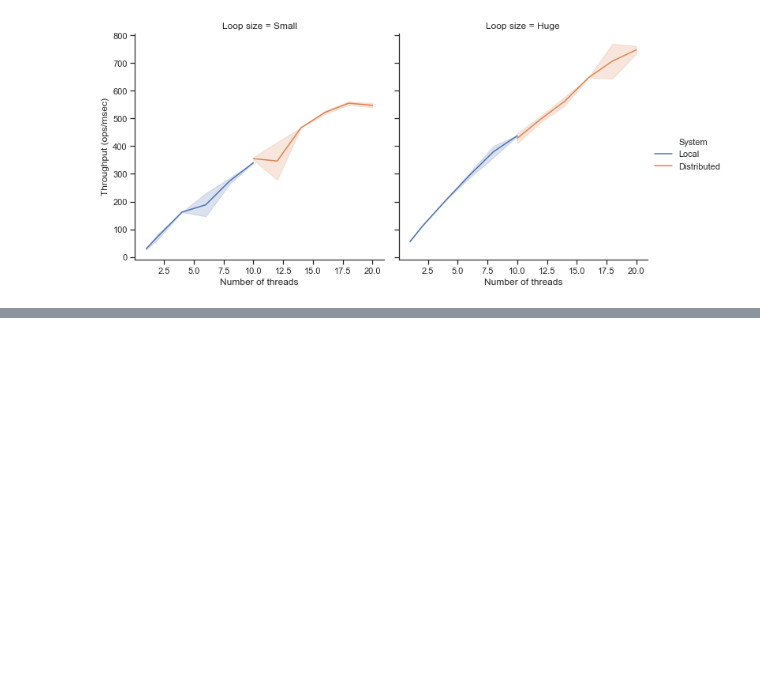
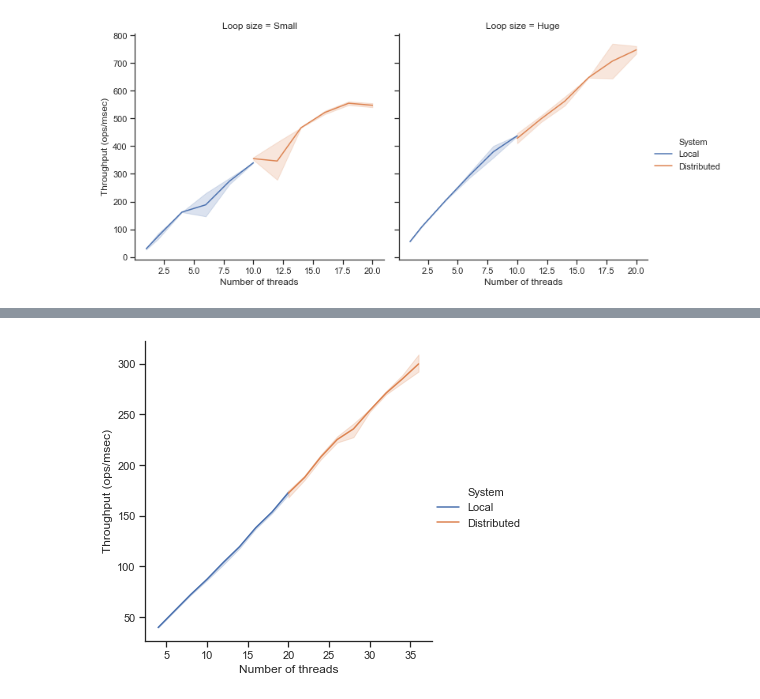
Before and after one commit to mfournial/faasm-benchmarks, a Jupyter notebook: graphs.ipynb, the cells around one changed output, grey strips where cells are left out. Saved outputs shown, nothing was run; the diff lists cells and outputs as text; code cells hidden in the pictures; blank space fills up the shorter version.

```diff
--- a/graphs.ipynb
+++ b/graphs.ipynb
@@ -136,0 +160,6 @@ ax2 = sns.relplot(x=nt, y=ht, hue=st, col=lt, kind="line", data=lin_d1)
+# %%
+lin_d2 = d2[(d2[nt] <= 36) & ((d2[st] == local) & (d2[nt] <= 20) | ((d2[st] == distributed) & (d2[nt] >= 20) ))]
+# %%
+ax1 = sns.relplot(x=nt, y=ht, hue=st, kind="line", data=lin_d2)
+# %% [output]
+[figure, added]
```
Also changed, not shown: parts of 5 cells of this notebook, 1 other file.
